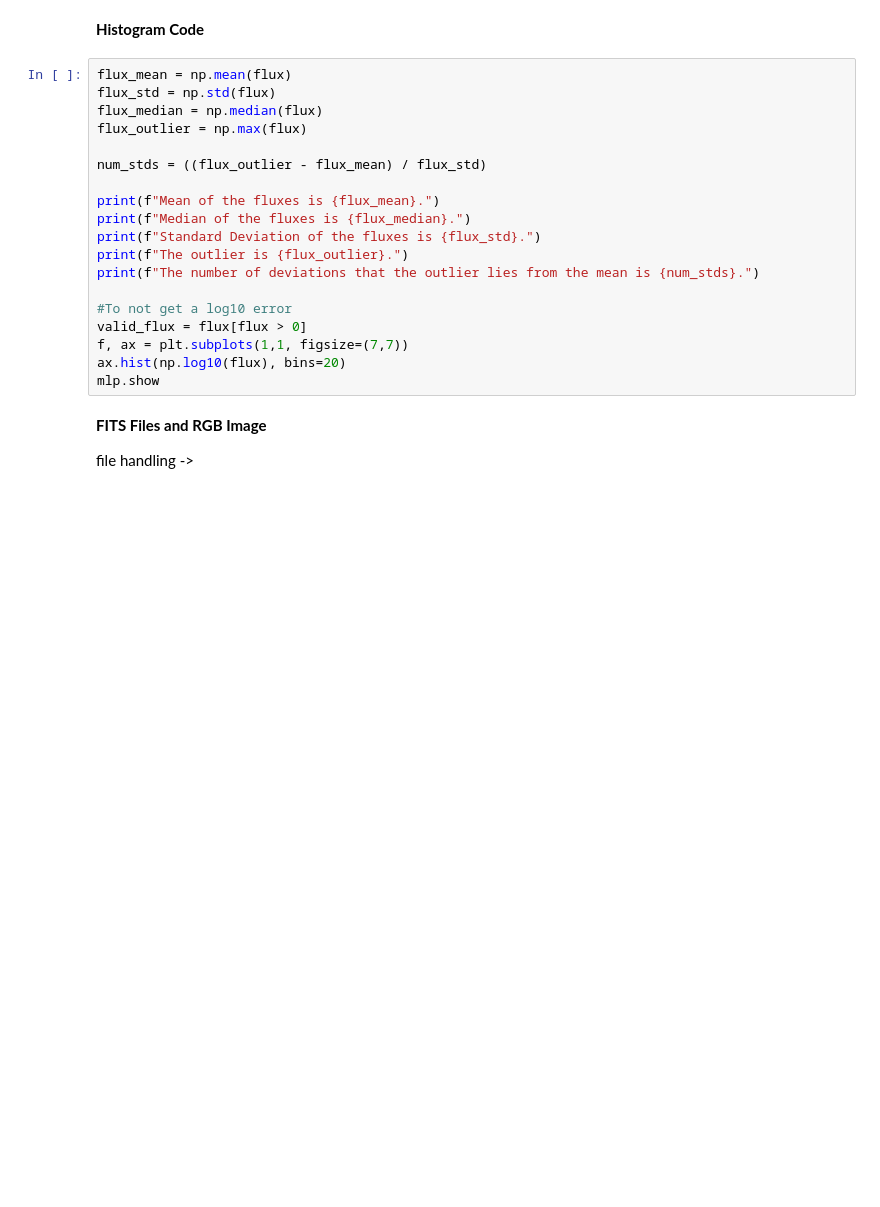
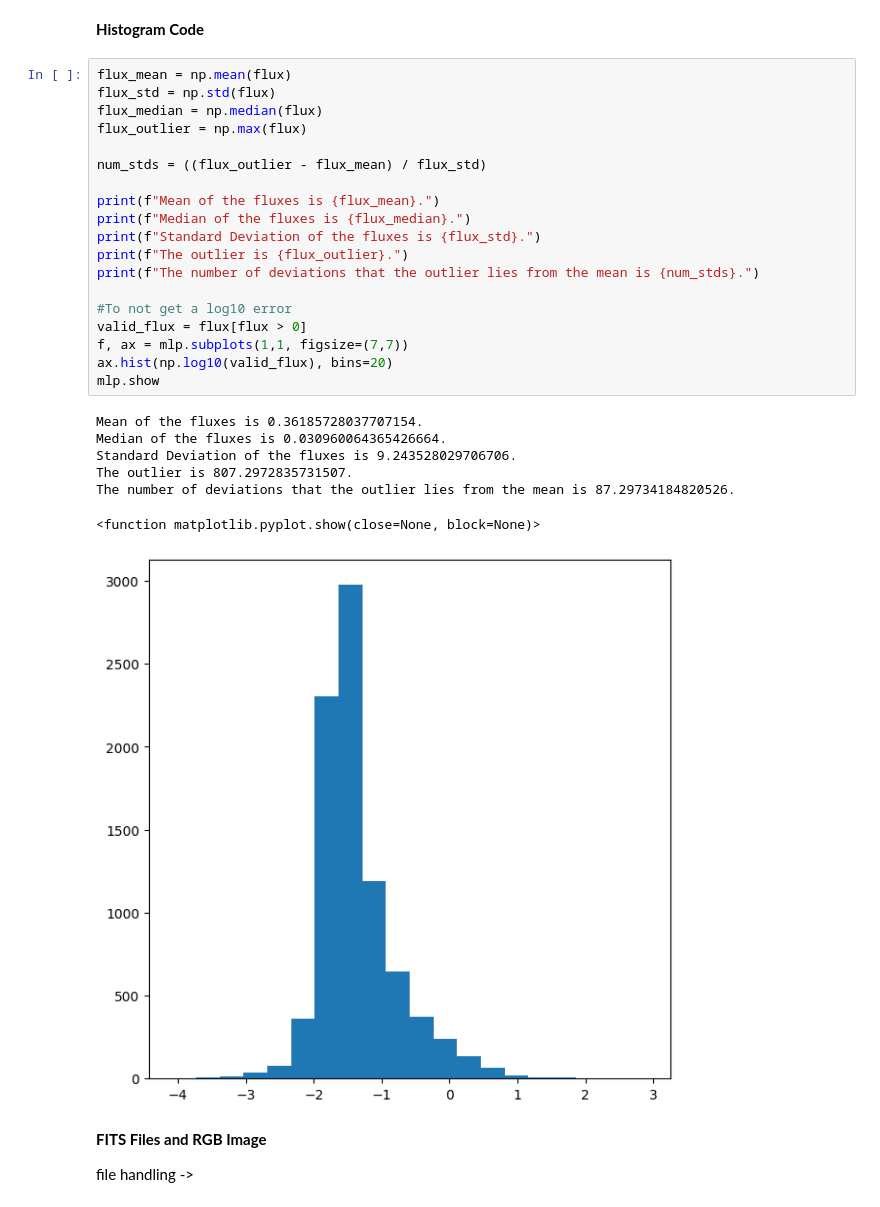
Before and after one commit to janglesbpe/ASTR-19_Final_Project, a Jupyter notebook: ASTR19_Final_Project.ipynb, the cells around one changed output. Saved outputs shown, nothing was run; the diff lists cells and outputs as text; blank space fills up the shorter version.

```diff
--- a/ASTR19_Final_Project.ipynb
+++ b/ASTR19_Final_Project.ipynb
@@ -109,22 +121,30 @@ for i in range(10):
 # %%
 flux_mean = np.mean(flux)
 flux_std = np.std(flux)
 flux_median = np.median(flux)
 flux_outlier = np.max(flux)
 
 num_stds = ((flux_outlier - flux_mean) / flux_std)
 
 print(f"Mean of the fluxes is {flux_mean}.")
 print(f"Median of the fluxes is {flux_median}.")
 print(f"Standard Deviation of the fluxes is {flux_std}.")
 print(f"The outlier is {flux_outlier}.")
 print(f"The number of deviations that the outlier lies from the mean is {num_stds}.")
 
 #To not get a log10 error
 valid_flux = flux[flux > 0]
-f, ax = plt.subplots(1,1, figsize=(7,7))
-ax.hist(np.log10(flux), bins=20)
+f, ax = mlp.subplots(1,1, figsize=(7,7))
+ax.hist(np.log10(valid_flux), bins=20)
 mlp.show
+# %% [output]
+Mean of the fluxes is 0.36185728037707154.
+Median of the fluxes is 0.030960064365426664.
+Standard Deviation of the fluxes is 9.243528029706706.
+The outlier is 807.2972835731507.
+The number of deviations that the outlier lies from the mean is 87.29734184820526.
+<function matplotlib.pyplot.show(close=None, block=None)>
+[figure, added]
 # %% [markdown]
 **FITS Files and RGB Image**
 
```
Also changed, not shown: parts of 11 cells of this notebook.
